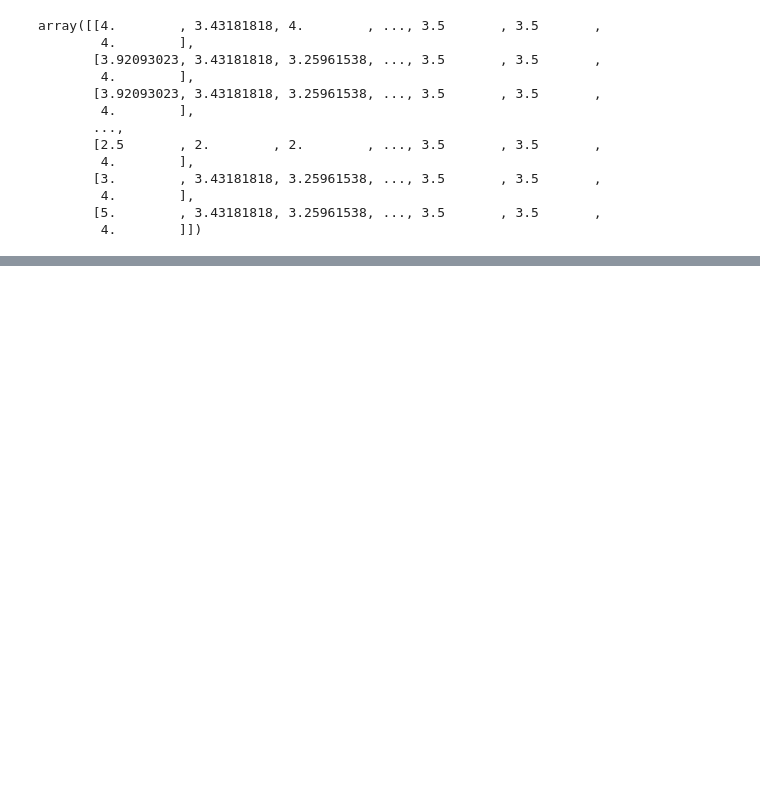
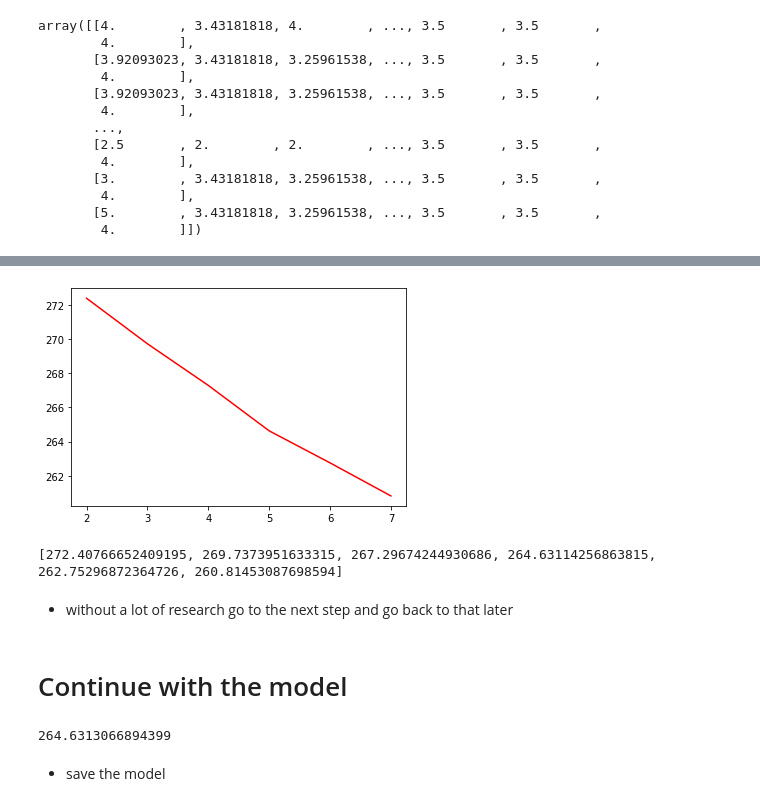
Before and after one commit to RosiNantis/Projects_from_Spiced_personal, a Jupyter notebook: week_10/10.3.collaborative_filtering/movie_recommendation_day1.ipynb, the cells around one changed output, grey strips where cells are left out. Drawn from its saved outputs; the diff is of its cells as text; code cells hidden in the pictures; blank space fills up the shorter version.

```diff
--- a/week_10/10.3.collaborative_filtering/movie_recommendation_day1.ipynb
+++ b/week_10/10.3.collaborative_filtering/movie_recommendation_day1.ipynb
@@ -118,0 +160,13 @@ array([[4.        , 3.43181818, 4.        , ..., 3.5       , 3.5       ,
+# %%
+# Check the number of n_components for the model
+error = []
+for i in np.arange(2,8):
+    print(i)
+    model = NMF(n_components=i, max_iter= 500)  # n_components is the number of features selected. Frot eh example in the class the n_components is 2
+    model.fit(Rtrue)
+    Q = model.components_
+    Q_df = pd.DataFrame(model.components_, columns=rate_movies.columns)
+    P = model.transform(Rtrue)
+    P_df = pd.DataFrame(P,  index=rate_movies.index)
+    error.append(model.reconstruction_err_)
+error
@@ -118,0 +186,10 @@ array([[4.        , 3.43181818, 4.        , ..., 3.5       , 3.5       ,
+# %%
+x = np.arange(2,8)
+plt.plot(x, error, color ="red")
+plt.show()
+print(error)
+# %% [output]
+[figure, added]
+[272.40766652409195, 269.7373951633315, 267.29674244930686, 264.63114256863815, 262.75296872364726, 260.81453087698594]
+# %% [markdown]
+- without a lot of research go to the next step and go back to that later
@@ -118,0 +209,14 @@ array([[4.        , 3.43181818, 4.        , ..., 3.5       , 3.5       ,
+# %% [markdown]
+# Continue with the model
+# %%
+model5 = NMF(n_components=5, max_iter= 500)  # n_components is the number of features selected. Frot eh example in the class the n_components is 2
+model5.fit(Rtrue)
+Q = model5.components_
+Q_df = pd.DataFrame(model5.components_, columns=rate_movies.columns)
+P = model5.transform(Rtrue)
+P_df = pd.DataFrame(P,  index=rate_movies.index)
+model5.reconstruction_err_
+# %% [output]
+264.6313066894399
+# %% [markdown]
+- save the model
```
Also changed, not shown: parts of 16 cells of this notebook, 3 other files.
